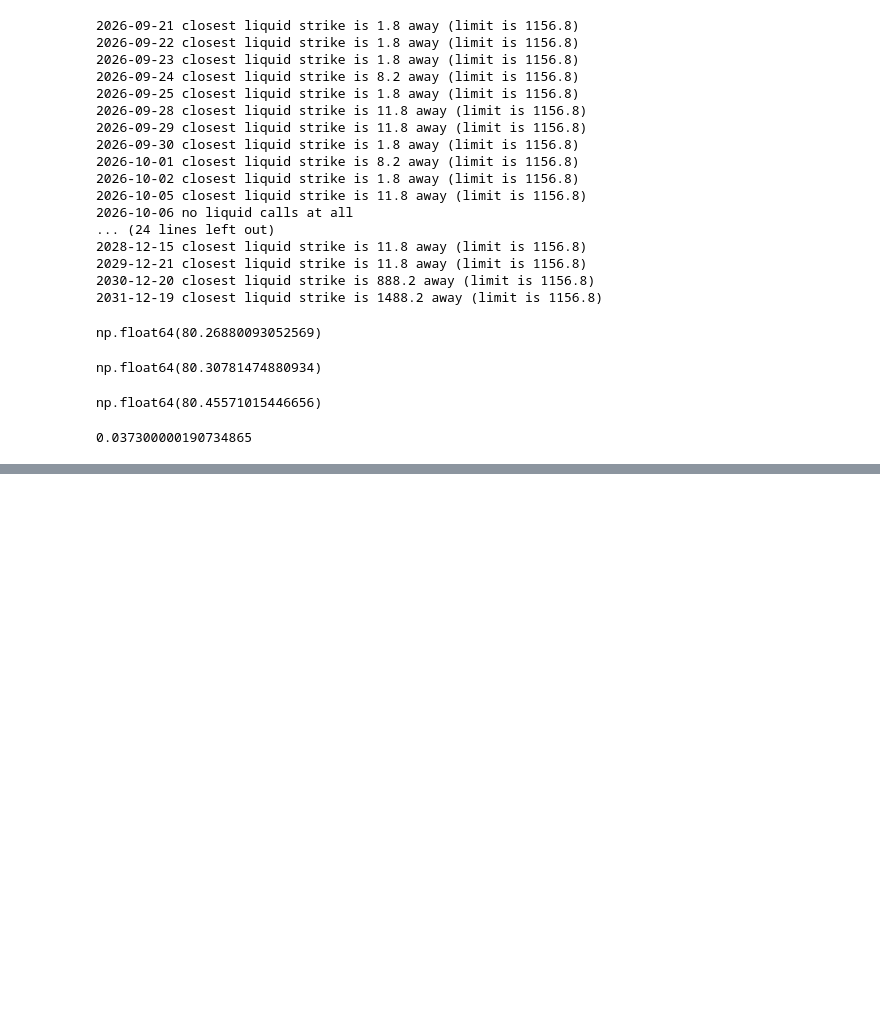
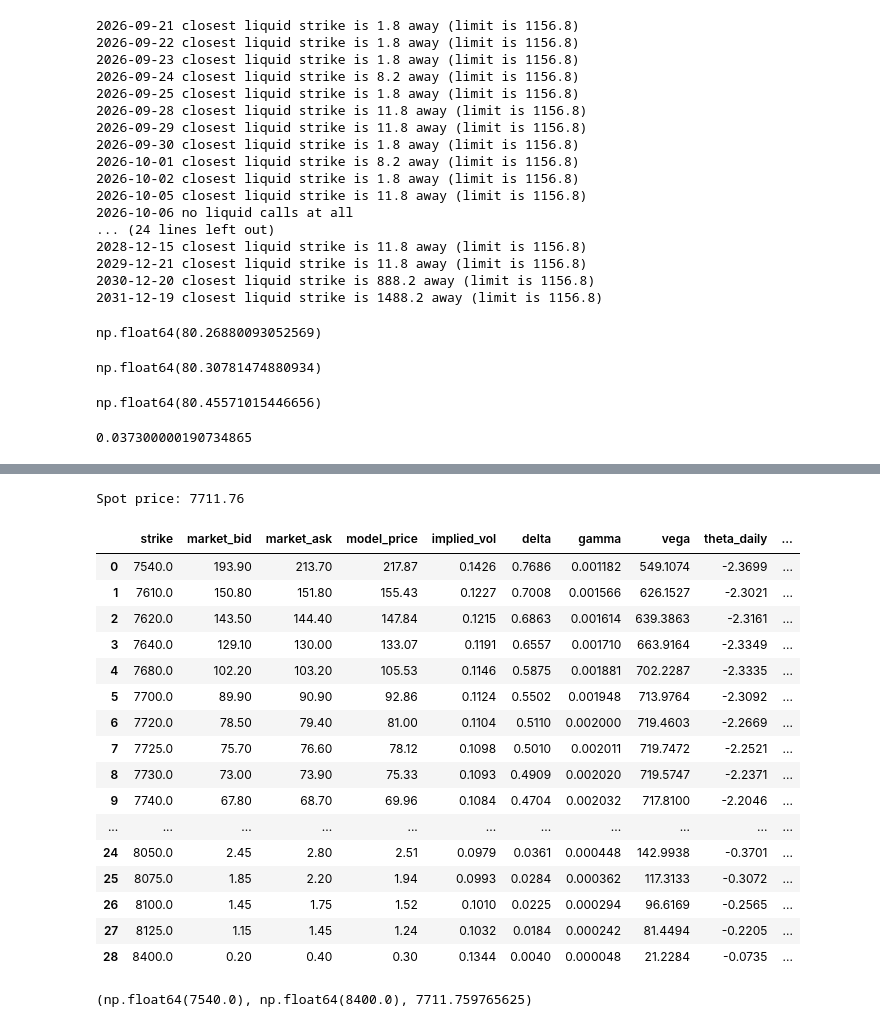
Before and after one commit to anshkumarjethani/Derivatives-Pricing-Engine, a Jupyter notebook: notebooks/exploration.ipynb, the cells around one changed output, grey strips where cells are left out. Cells and saved outputs as stored; diff of their text form; code cells hidden in the pictures; blank space fills up the shorter version.

```diff
--- a/notebooks/exploration.ipynb
+++ b/notebooks/exploration.ipynb
@@ -992,0 +1032,29 @@ r
+# %%
+from dashboard import build_greeks_dashboard
+
+S, results = build_greeks_dashboard("^SPX", option_side='calls', q=0.0105)
+print(f"Spot price: {S:.2f}")
+results
+# %% [output]
+Spot price: 7711.76
+|  | strike | market_bid | market_ask | model_price | implied_vol | delta | gamma | vega | theta_daily | ... |
+| 0 | 7540.0 | 193.90 | 213.70 | 217.87 | 0.1426 | 0.7686 | 0.001182 | 549.1074 | -2.3699 | ... |
+| 1 | 7610.0 | 150.80 | 151.80 | 155.43 | 0.1227 | 0.7008 | 0.001566 | 626.1527 | -2.3021 | ... |
+| 2 | 7620.0 | 143.50 | 144.40 | 147.84 | 0.1215 | 0.6863 | 0.001614 | 639.3863 | -2.3161 | ... |
+| 3 | 7640.0 | 129.10 | 130.00 | 133.07 | 0.1191 | 0.6557 | 0.001710 | 663.9164 | -2.3349 | ... |
+| 4 | 7680.0 | 102.20 | 103.20 | 105.53 | 0.1146 | 0.5875 | 0.001881 | 702.2287 | -2.3335 | ... |
+| 5 | 7700.0 | 89.90 | 90.90 | 92.86 | 0.1124 | 0.5502 | 0.001948 | 713.9764 | -2.3092 | ... |
+| 6 | 7720.0 | 78.50 | 79.40 | 81.00 | 0.1104 | 0.5110 | 0.002000 | 719.4603 | -2.2669 | ... |
+| 7 | 7725.0 | 75.70 | 76.60 | 78.12 | 0.1098 | 0.5010 | 0.002011 | 719.7472 | -2.2521 | ... |
+| 8 | 7730.0 | 73.00 | 73.90 | 75.33 | 0.1093 | 0.4909 | 0.002020 | 719.5747 | -2.2371 | ... |
+| 9 | 7740.0 | 67.80 | 68.70 | 69.96 | 0.1084 | 0.4704 | 0.002032 | 717.8100 | -2.2046 | ... |
+| ... | ... | ... | ... | ... | ... | ... | ... | ... | ... | ... |
+| 24 | 8050.0 | 2.45 | 2.80 | 2.51 | 0.0979 | 0.0361 | 0.000448 | 142.9938 | -0.3701 | ... |
+| 25 | 8075.0 | 1.85 | 2.20 | 1.94 | 0.0993 | 0.0284 | 0.000362 | 117.3133 | -0.3072 | ... |
+| 26 | 8100.0 | 1.45 | 1.75 | 1.52 | 0.1010 | 0.0225 | 0.000294 | 96.6169 | -0.2565 | ... |
+| 27 | 8125.0 | 1.15 | 1.45 | 1.24 | 0.1032 | 0.0184 | 0.000242 | 81.4494 | -0.2205 | ... |
+| 28 | 8400.0 | 0.20 | 0.40 | 0.30 | 0.1344 | 0.0040 | 0.000048 | 21.2284 | -0.0735 | ... |
+# %%
+results['strike'].min(), results['strike'].max(), S
+# %% [output]
+(np.float64(7540.0), np.float64(8400.0), 7711.759765625)
```
Also changed, not shown: parts of 14 cells of this notebook, 4 other files.
